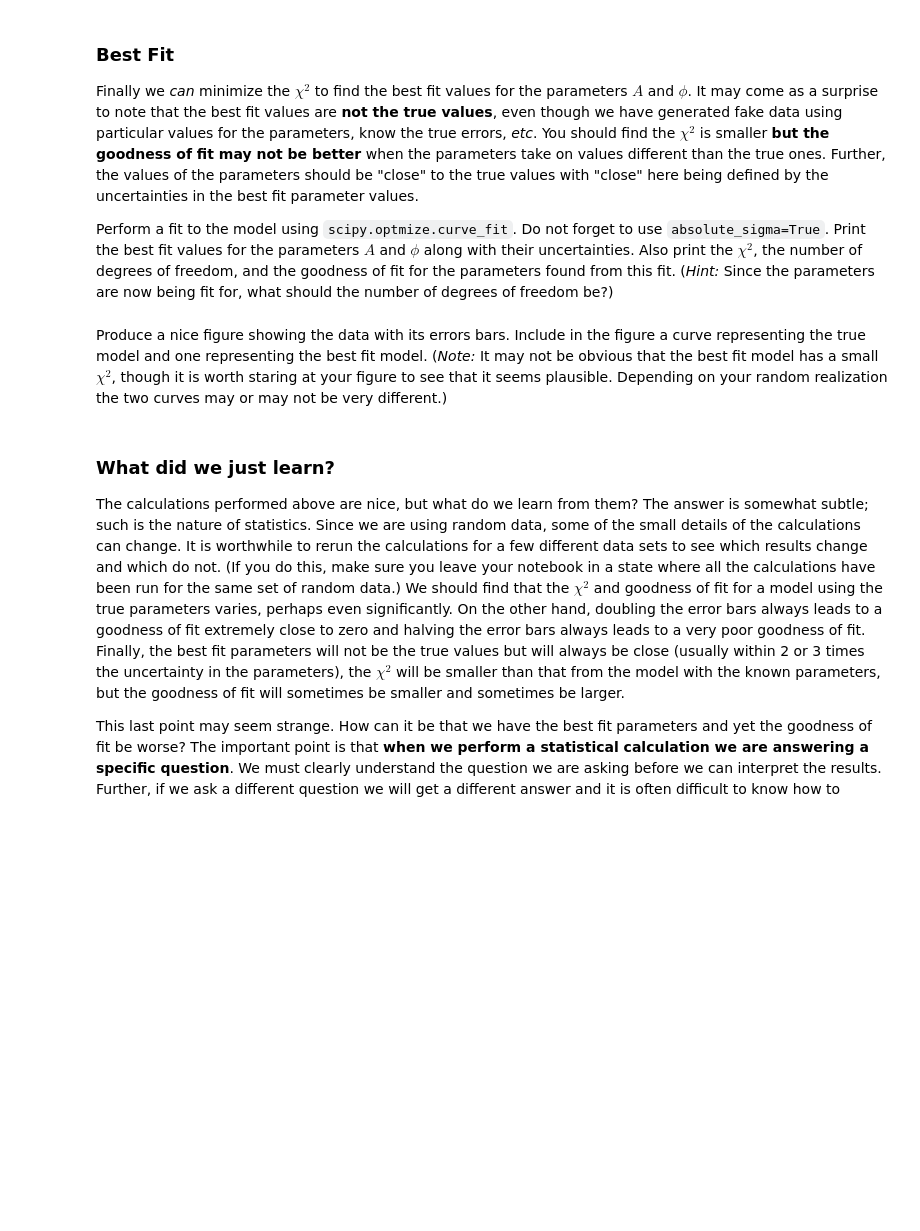
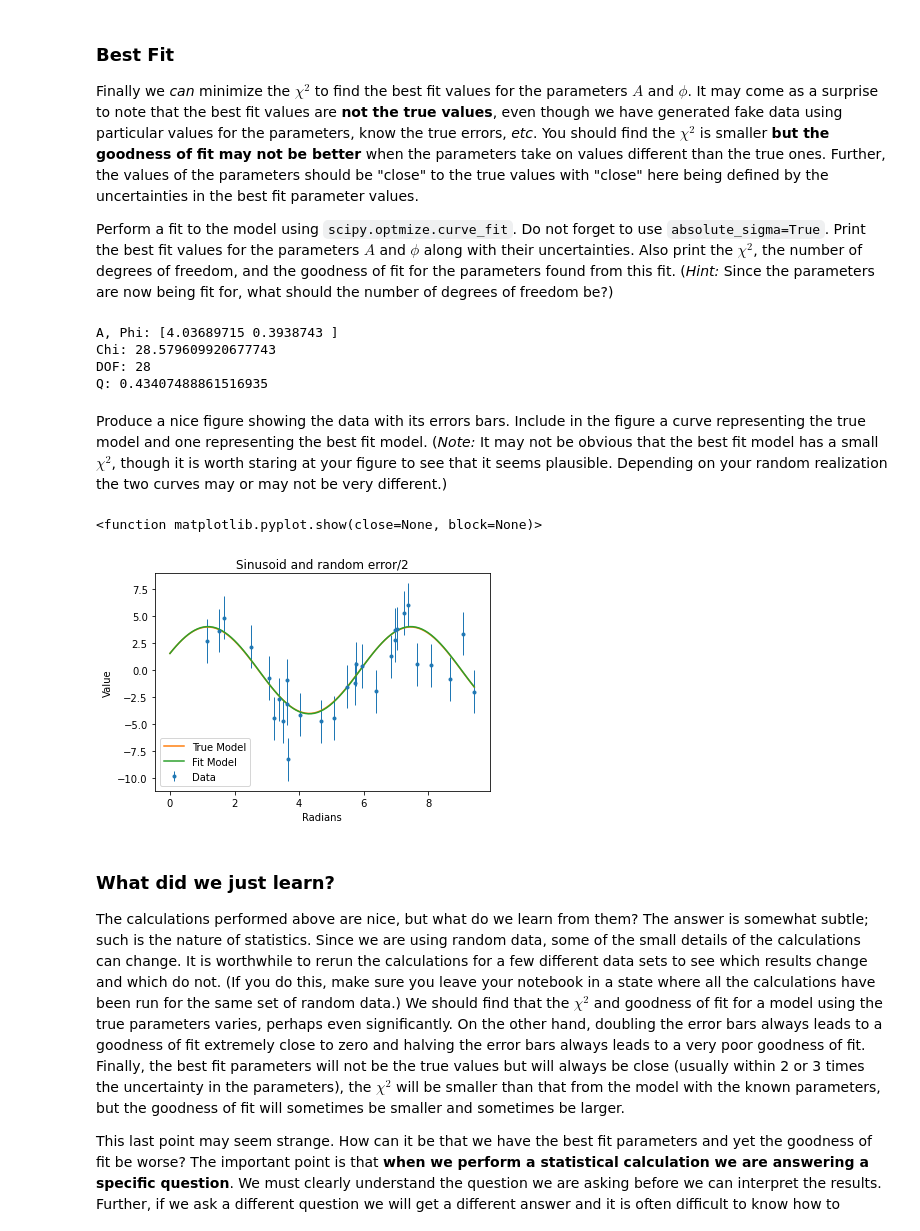
Before and after one commit to jmahlers/P427, a Jupyter notebook: Homework4/Ahlers_Homework4.ipynb, the cells around one changed output. Drawn from its saved outputs; the diff is of its cells as text; code cells hidden in the pictures; blank space fills up the shorter version.

```diff
--- a/Homework4/Ahlers_Homework4.ipynb
+++ b/Homework4/Ahlers_Homework4.ipynb
@@ -132,2 +188,17 @@ raise NotImplementedError()
+# %%
+pOpt , pcov = opt.curve_fit(ymodel, x, y, sigma=np.ones_like(y) * sigma_y, absolute_sigma=True)
+print("A, Phi:", pOpt)
+yBestModel = ymodel(x, pOpt[0], pOpt[1])
+chiSquaredBestModel = np.sum(((y-yBestModel)/(sigma_y))**2)
+print("Chi:", chiSquaredBestModel)
+dof = len(y)-2
+print("DOF:", dof)
+qBestModel = sf.gammaincc(0.5*dof, 0.5*chiSquaredBestModel)
+print("Q:", qBestModel)
+# %% [output]
+A, Phi: [4.03689715 0.3938743 ]
+Chi: 28.579609920677743
+DOF: 28
+Q: 0.43407488861516935
 # %% [markdown]
 Produce a nice figure showing the data with its errors bars.  Include in the figure a curve representing the true model and one representing the best fit model.  (*Note:* It may not be obvious that the best fit model has a small $\chi^2$, though it is worth staring at your figure to see that it seems plausible.  Depending on your random realization the two curves may or may not be very different.)
@@ -137,3 +205,15 @@ raise NotImplementedError()
+# %%
+plt.errorbar(x,y, sigma_y, marker='.', linewidth=0, elinewidth=1, label='Data')
+plt.plot(np.linspace(0,3*np.pi,num=100),ymodel(np.linspace(0,3*np.pi,num=100),A,phi), label='True Model')
+plt.plot(np.linspace(0,3*np.pi,num=100),ymodel(np.linspace(0,3*np.pi,num=100),pOpt[0],pOpt[1]), label='Fit Model')
+plt.title("Sinusoid and random error/2")
+plt.xlabel("Radians")
+plt.ylabel("Value")
+plt.legend(numpoints=1, loc='best')
+plt.show
+# %% [output]
+<function matplotlib.pyplot.show(close=None, block=None)>
+[figure, added]
 # %% [markdown]
 ### What did we just learn?
 
```
Also changed, not shown: parts of 23 cells of this notebook.
